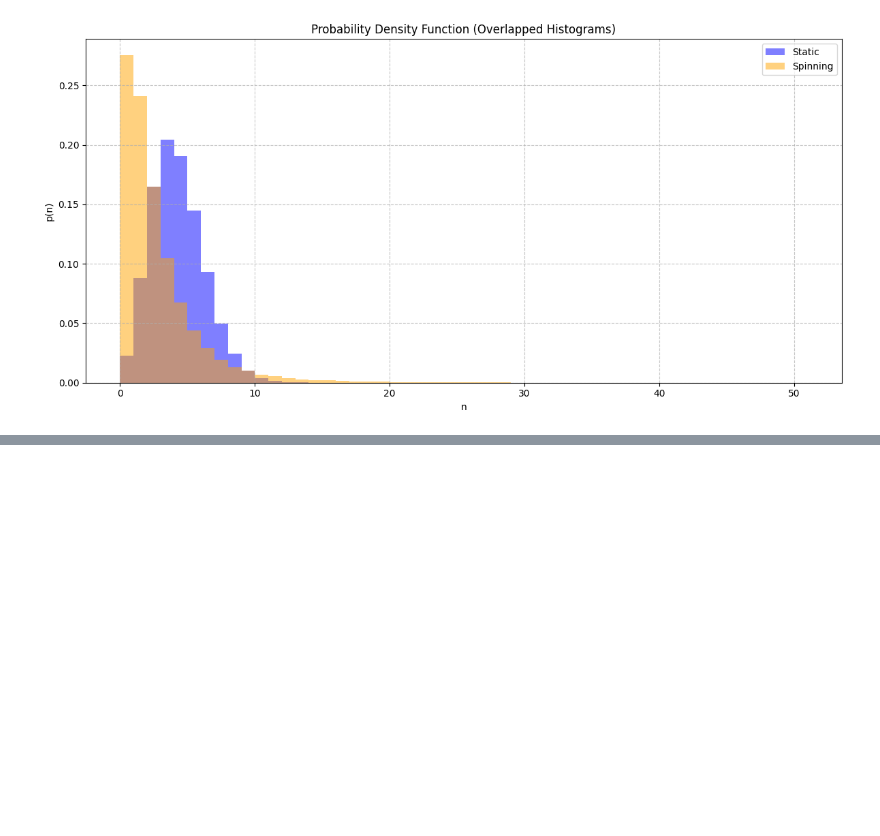
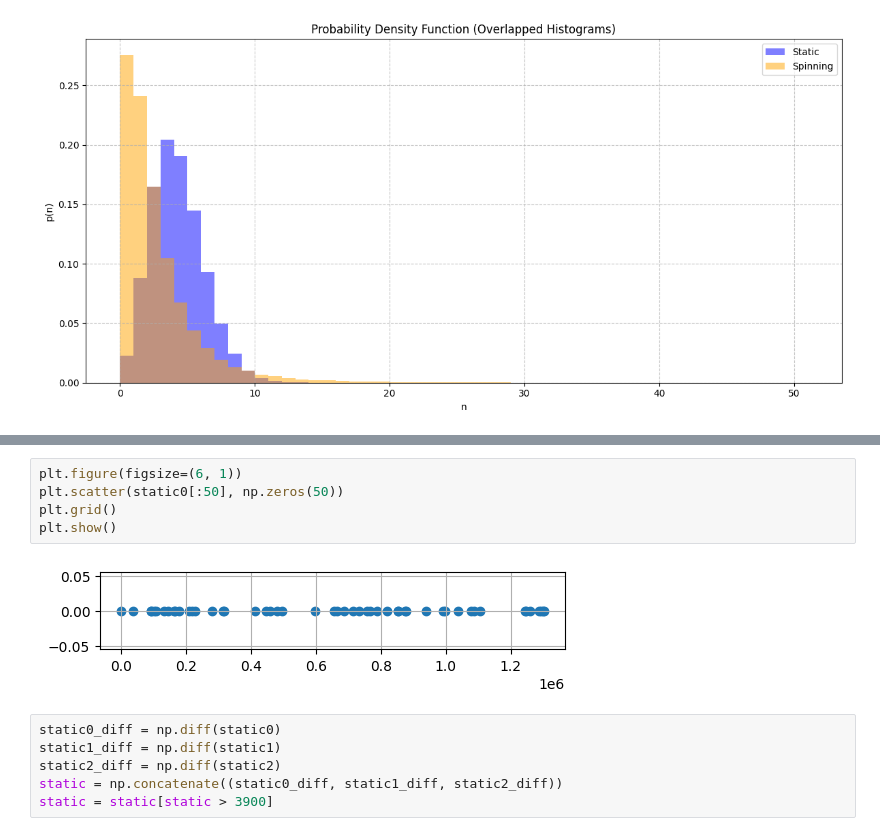
Before and after one commit to Kallo27/QOL, a Jupyter notebook: Lab1/lab1.ipynb, the cells around one changed output, grey strips where cells are left out. Drawn from its saved outputs; the diff is of its cells as text; blank space fills up the shorter version.

```diff
--- a/Lab1/lab1.ipynb
+++ b/Lab1/lab1.ipynb
@@ -159,0 +227,13 @@ plt.show()
+# %%
+plt.figure(figsize=(6, 1))
+plt.scatter(static0[:50], np.zeros(50))
+plt.grid()
+plt.show()
+# %% [output]
+[figure, added]
+# %%
+static0_diff = np.diff(static0)
+static1_diff = np.diff(static1)
+static2_diff = np.diff(static2)
+static = np.concatenate((static0_diff, static1_diff, static2_diff))
+static = static[static > 3900]
```
Also changed, not shown: parts of 11 cells of this notebook, 1 other file.
